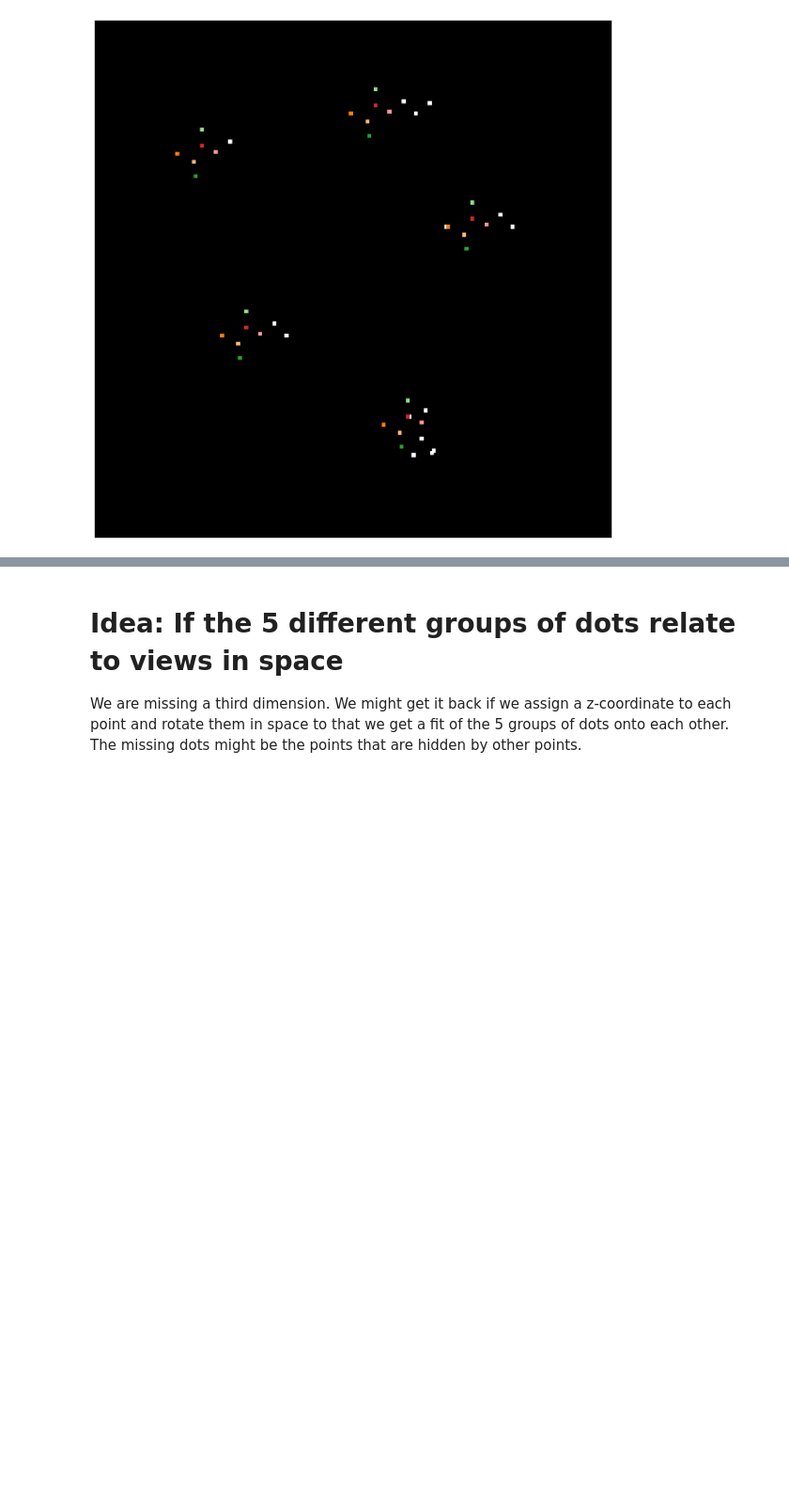
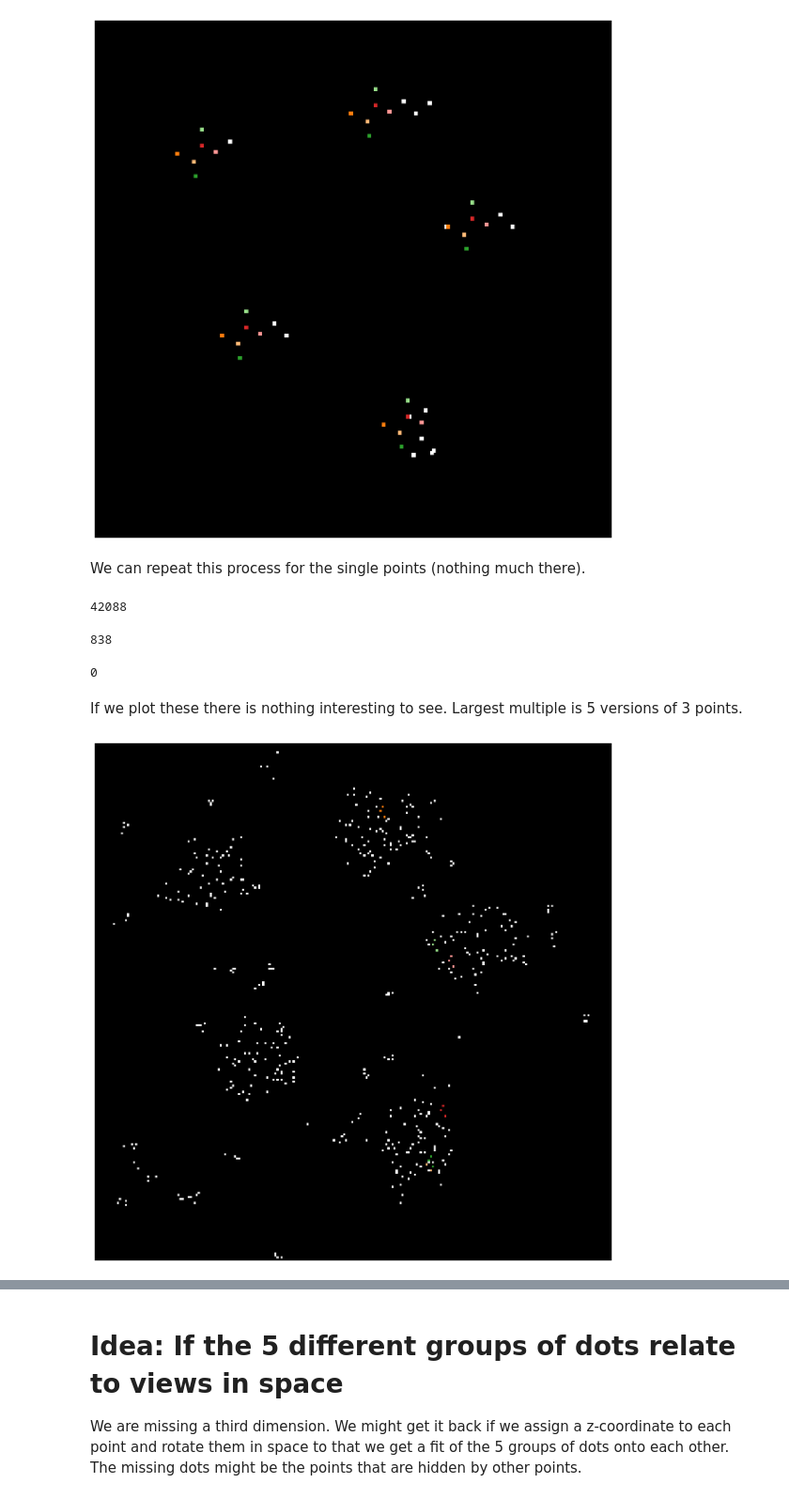
Before and after one commit to HaukeBartsch/sign_in_space, a Jupyter notebook: analysis.ipynb, the cells around one changed output, grey strips where cells are left out. Shown at 94% size. Drawn from its saved outputs; the diff is of its cells as text; code cells hidden in the pictures; blank space fills up the shorter version.

Commit message:
try out motivs for the single dots, nothing to see here

```diff
--- a/analysis.ipynb
+++ b/analysis.ipynb
@@ -166,6 +226,7 @@ colors[0] = np.array([0, 0, 0, 1])
 colors[1] = np.array([1, 1, 1, 1])
 my_cmap = LinearSegmentedColormap.from_list("my_cmap", colors, cmap.N)
 
+# plot 4 points
 def plot_constellations(constellations, ps):
     im = Image.new(mode="L", size=(256,256))
     # plot all points
@@ -191,6 +252,27 @@ def plot_constellations(constellations, ps):
     plt.imshow(im, cmap=my_cmap, clim=[0, 20])
     plt.axis('off')
     plt.axis('image')
+
+# plot single points
+def plot_constellations2(constellations, ps):
+    im = Image.new(mode="L", size=(256,256))
+    # plot all points
+    for pp in ps:
+        for p in pp:
+            p1,p2 = p
+            im.putpixel((p1,p2), 1)
+    # add the once that repeat the most
+    c = 2
+    for pp in constellations:
+        for p in pp:
+            p1,p2 = p
+            im.putpixel((p1,p2), c)
+        c += 1
+
+    plt.figure(figsize=(15,15))
+    plt.imshow(im, cmap=my_cmap, clim=[0, 20])
+    plt.axis('off')
+    plt.axis('image')
 # %% [markdown]
 Plot the largest repeated pattern of 7 large squares. There are 4 of those.
 # %%
@@ -207,3 +289,33 @@ plot_constellations(level6['max_constellations'], ps)
 plot_constellations(level5['max_constellations'], ps)
 # %% [output]
 [figure]
+# %% [markdown]
+We can repeat this process for the single points (nothing much there).
+# %%
+ps = [[x] for x in non_squares]
+
+ps2 = merge_one_level2(ps,ps)
+level2 = compute_distances_map(ps2)
+print(len(level2['constellations']))
+#print(level2)
+# %% [output]
+42088
+# %%
+ps3 = merge_one_level2(level2['constellations'],ps)
+level3 = compute_distances_map(ps3)
+print(len(level3['constellations']))
+#print(level3)
+# %% [output]
+838
+# %%
+ps4 = merge_one_level2(level3['constellations'],ps)
+level4 = compute_distances_map(ps4)
+print(len(level4['constellations']))
+# %% [output]
+0
+# %% [markdown]
+If we plot these there is nothing interesting to see. Largest multiple is 5 versions of 3 points.
+# %%
+plot_constellations2(level3['max_constellations'], ps)
+# %% [output]
+[figure, added]
```
Also changed, not shown: parts of 3 cells of this notebook.
